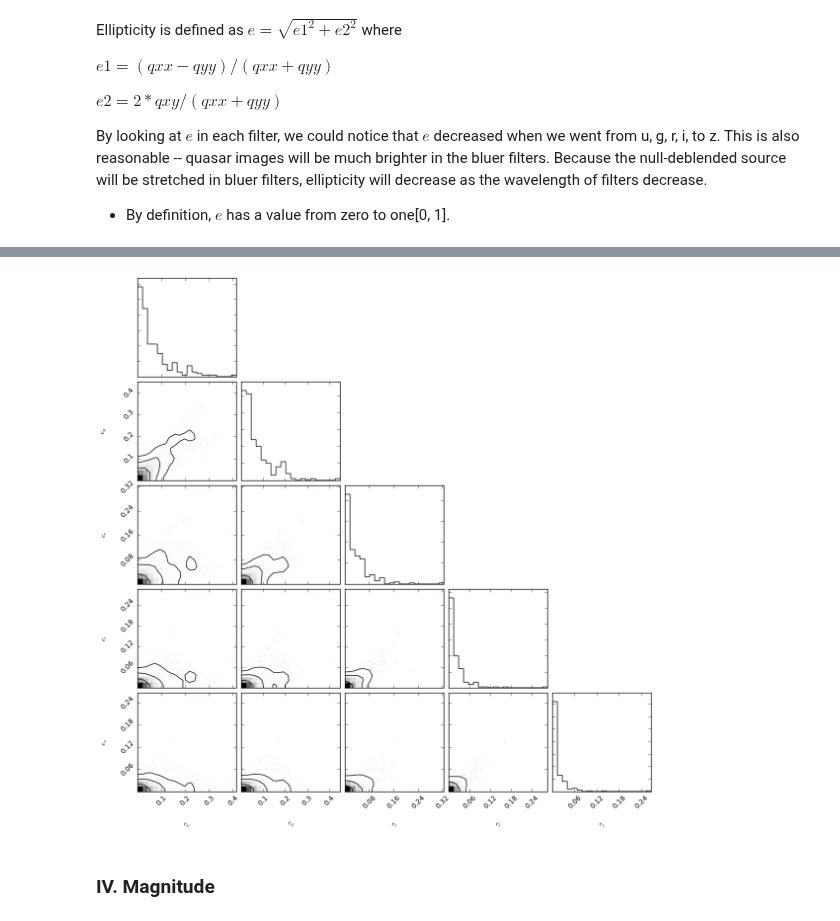
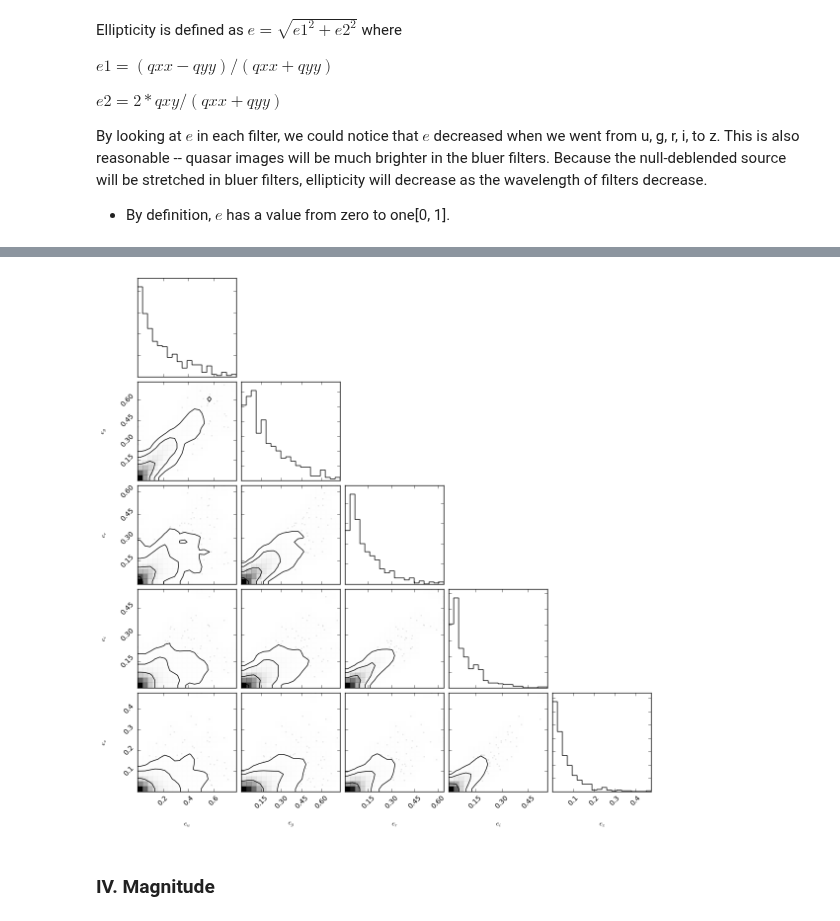
Before and after one commit to jiwoncpark/SLRealizer, a Jupyter notebook: python/desc/slrealizer/Cornerplot.ipynb, the cells around one changed output, grey strips where cells are left out. Cells and saved outputs as stored; diff of their text form; code cells hidden in the pictures.

```diff
--- a/python/desc/slrealizer/Cornerplot.ipynb
+++ b/python/desc/slrealizer/Cornerplot.ipynb
@@ -86,5 +86,5 @@ By looking at $e$ in each filter, we could notice that $e$ decreased when we wen
 
 * By definition, $e$ has a value from zero to one[0, 1].
 # %%
-fig = realizer.generate_cornerplot(object_table_dir='../../../data/object_table.csv', option=['ellipticity'])
+fig = realizer.generate_cornerplot(object_table_dir='../../../data/object_catalog.csv', option=['ellipticity'])
 # %% [output]
@@ -92,4 +91,4 @@ WARNING:root:Too few points to create valid contours
-[figure, old version]
+[figure, new version]
 # %% [markdown]
 ### IV. Magnitude
 # %% [markdown]
```
Also changed, not shown: parts of 12 cells of this notebook, 8 other files.
